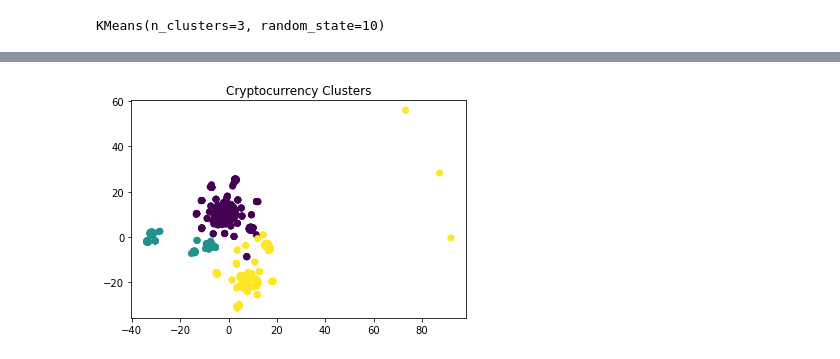
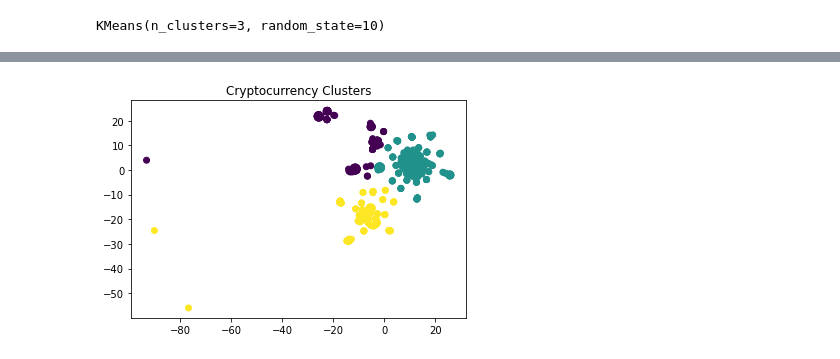
Before and after one commit to ToniEdwards/Unsupervised-Machine-Learning-Challenge, a Jupyter notebook: Cryptocurrency Clusters.ipynb, the cells around one changed output, grey strips where cells are left out. Drawn from its saved outputs; the diff is of its cells as text; code cells hidden in the pictures.

```diff
--- a/Cryptocurrency Clusters.ipynb
+++ b/Cryptocurrency Clusters.ipynb
@@ -268,7 +268,7 @@ clusters_df.head()
 # %%
 #Visualize the clusters
-plt.scatter(clusters_df[1], clusters_df[0], c=clusters_df["class"])
+plt.scatter(clusters_df[0], clusters_df[1], c=clusters_df["class"])
 plt.title("Cryptocurrency Clusters")
 plt.show()
 # %% [output]
-[figure, old version]
+[figure, new version]
```
Also changed, not shown: parts of 5 cells of this notebook.
